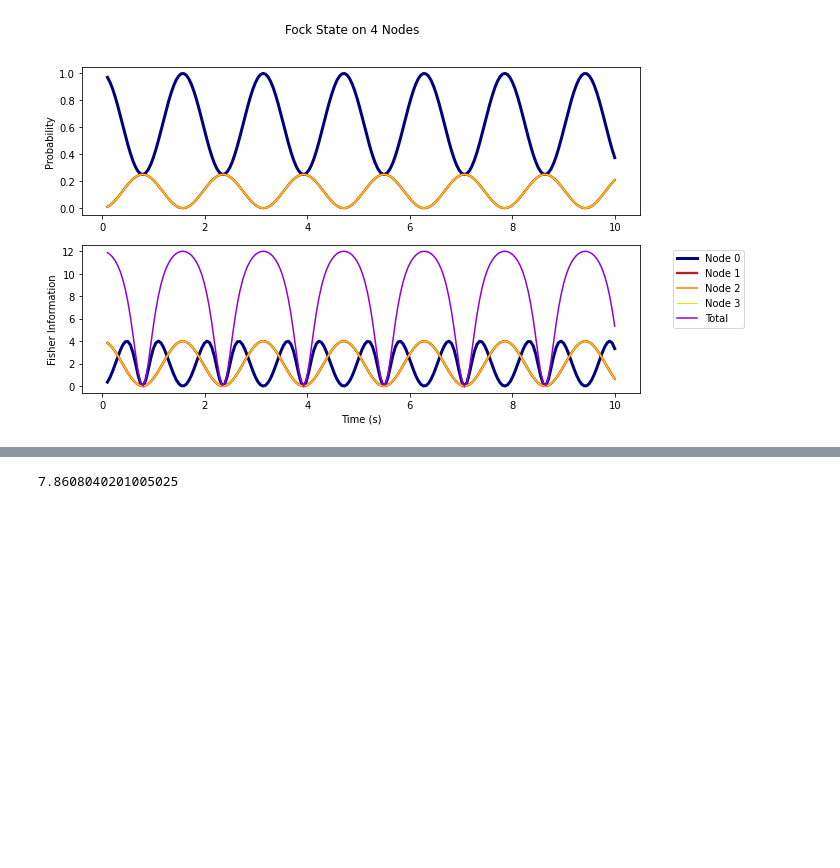
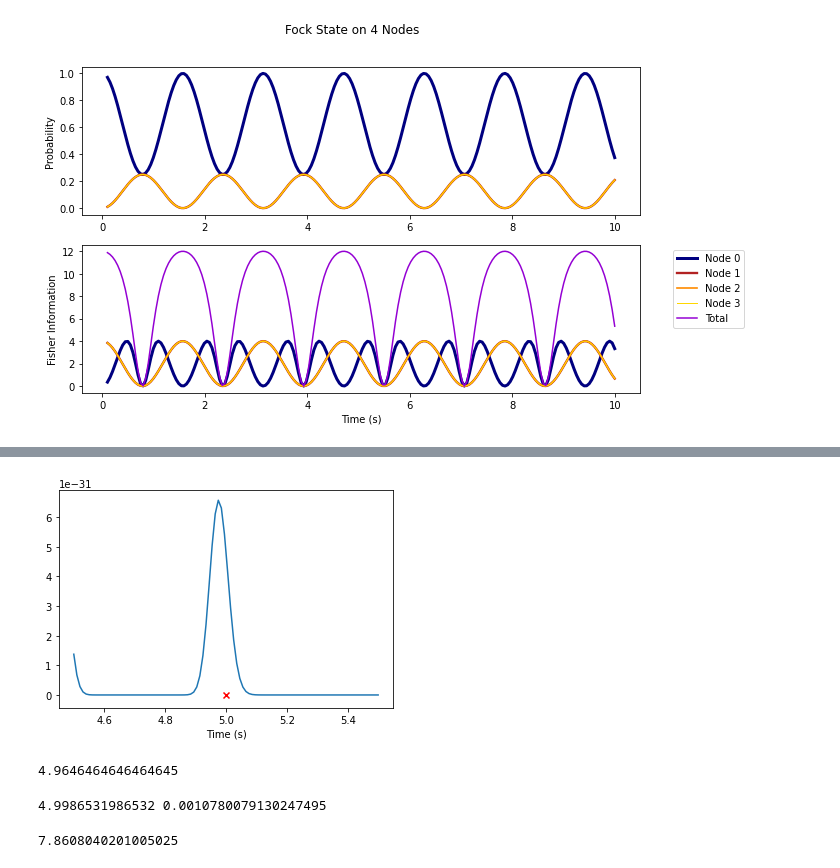
Before and after one commit to gmitchener/quantum_project, a Jupyter notebook: Results_k_con_notebook.ipynb, the cells around one changed output, grey strips where cells are left out. Drawn from its saved outputs; the diff is of its cells as text; code cells hidden in the pictures; blank space fills up the shorter version.

```diff
--- a/Results_k_con_notebook.ipynb
+++ b/Results_k_con_notebook.ipynb
@@ -235,0 +258,12 @@ MLE_plot_single(k_connected(4),0,pi/6)
+# %%
+plt.plot(time,mlf_array)
+plt.scatter(5,0, marker='x', c='red')
+#plt.scatter(max_val,0, marker='x', c='green')
+plt.xlabel('Time (s)')
+plt.show()
+# %% [output]
+[figure, added]
+# %%
+max_val
+# %% [output]
+4.9646464646464645
@@ -236,3 +287,7 @@ MLE_plot_single(k_connected(4),0,pi/6)
+# %%
+print(mean,var)
+# %% [output]
+4.9986531986532 0.0010780079130247495
 # %%
 probs, pf, fish = produce_probs_fish(k_connected(4),0)
 idx = find_nearest([pf[1].evalf(subs={t:i}) for i in time], pf[1].evalf(subs={t:0}))
```
Also changed, not shown: parts of 21 cells of this notebook, 5 other files.
